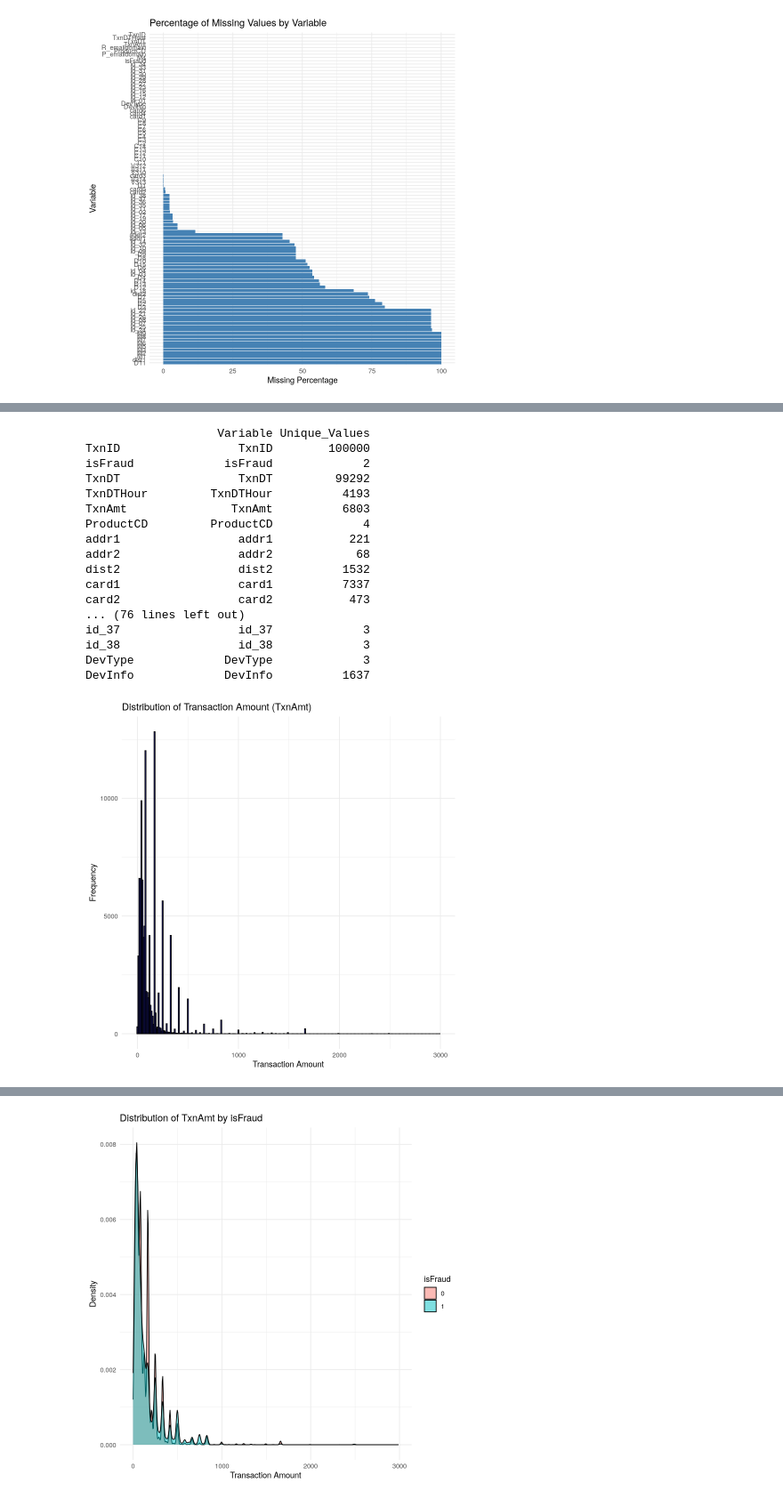
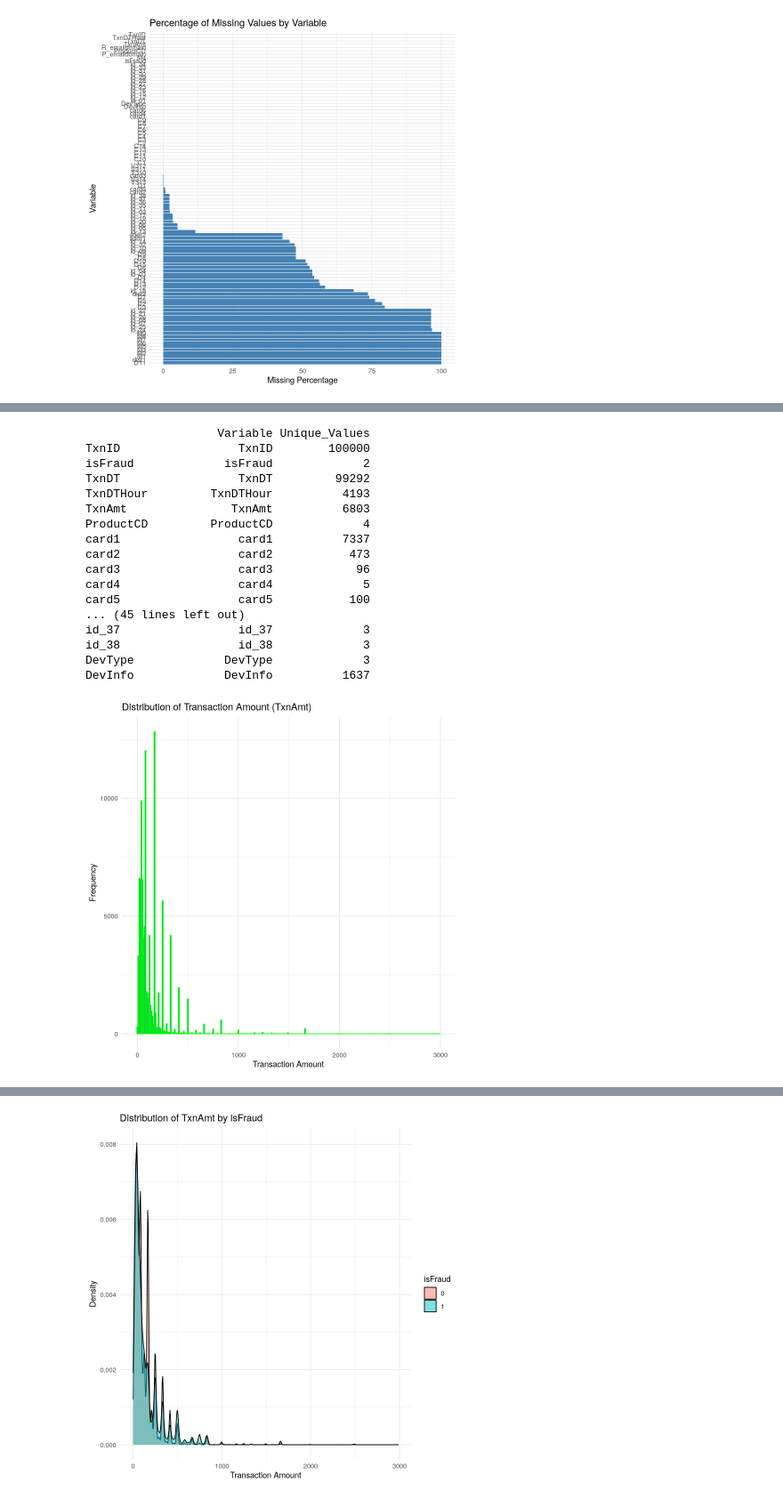
Before and after one commit to ytcctl/peter, a Jupyter notebook: FITE7410/FITE7410_Assgn_1.ipynb, the cells around one changed output, grey strips where cells are left out. Shown at 89% size. Drawn from its saved outputs; the diff is of its cells as text; code cells hidden in the pictures.

```diff
--- a/FITE7410/FITE7410_Assgn_1.ipynb
+++ b/FITE7410/FITE7410_Assgn_1.ipynb
@@ -155,8 +157,8 @@ DevType             DevType              0.000
 DevInfo             DevInfo              0.000
 [figure]
 # %%
-# Select the column with the percentage of missing values is less than 100% ----------------------------
-columns_to_keep <- missing_percentage$Variable[missing_percentage$Missing_Percentage < 100]
+# Select the column with the percentage of missing values is less than 10% ----------------------------
+columns_to_keep <- missing_percentage$Variable[missing_percentage$Missing_Percentage < 10]
 data <- data %>% select(all_of(columns_to_keep))
 data
 # %% [output]
@@ -192,12 +194,12 @@ TxnDT                 TxnDT         99292
 TxnDTHour         TxnDTHour          4193
 TxnAmt               TxnAmt          6803
 ProductCD         ProductCD             4
-addr1                 addr1           221
-addr2                 addr2            68
-dist2                 dist2          1532
 card1                 card1          7337
 card2                 card2           473
-... (76 lines left out)
+card3                 card3            96
+card4                 card4             5
+card5                 card5           100
+... (45 lines left out)
 id_37                 id_37             3
 id_38                 id_38             3
 DevType             DevType             3
@@ -205,11 +207,11 @@ DevInfo             DevInfo          1637
 # %%
 # view the distribution of TxnAmt ------------------------------------------------
 ggplot(data, aes(x = TxnAmt)) +
-  geom_histogram(binwidth = 10, fill = "blue", color = "black", alpha = 0.7) +
+  geom_histogram(binwidth = 10, fill = "blue", color = "green", alpha = 0.7) +
   labs(title = "Distribution of Transaction Amount (TxnAmt)", x = "Transaction Amount", y = "Frequency") +
   theme_minimal()
 # %% [output]
-[figure, old version]
+[figure, new version]
 # %%
 # view the distribution of TxnAmt group by isFraud == 0 and x tick size = 100 and font direction is diagonal--------------------------------------------------
 ggplot(data %>% filter(isFraud == 0), aes(x = TxnAmt)) +
```
Also changed, not shown: parts of 4 cells of this notebook, 5 other files.
